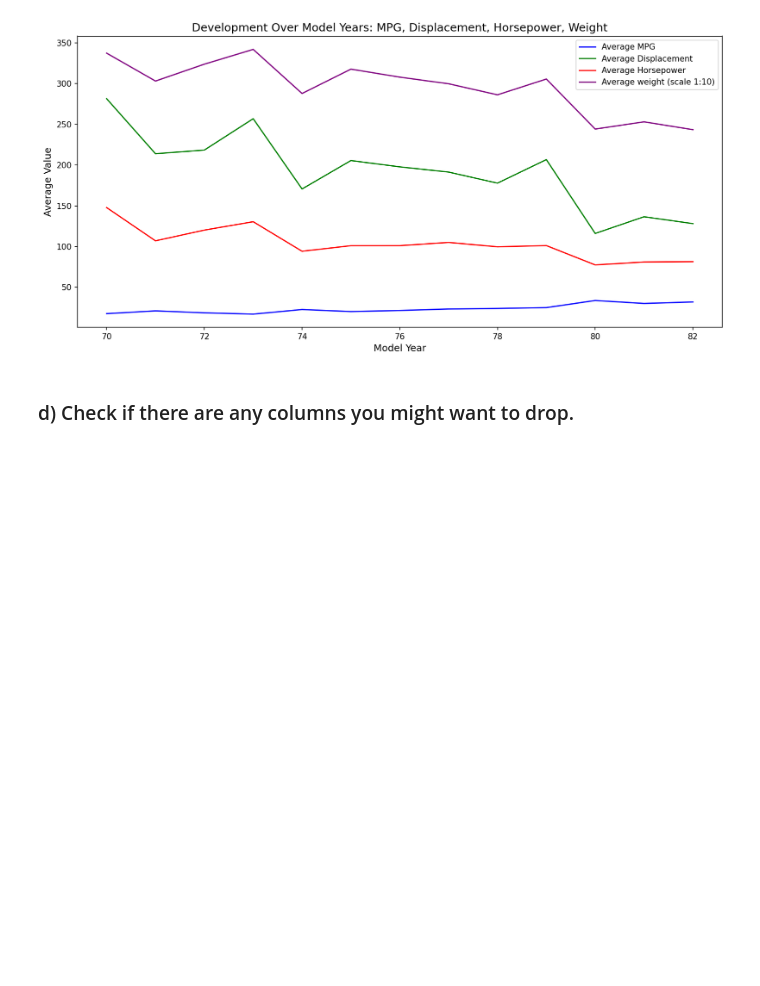
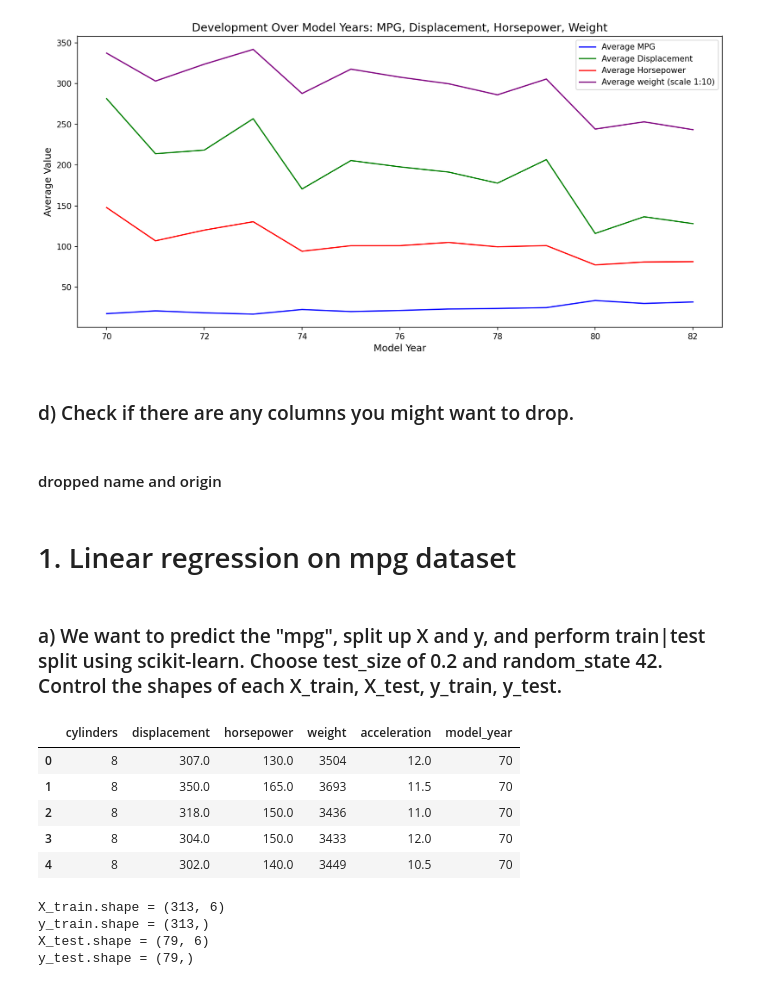
Before and after one commit to StefanLundberg77/ai_engineering_stefan_lundberg, a Jupyter notebook: exercises/exercise_1/0_eda.ipynb, the cells around one changed output. Drawn from its saved outputs; the diff is of its cells as text; code cells hidden in the pictures; blank space fills up the shorter version.

Commit message:
train_test split

```diff
--- a/exercises/exercise_1/0_eda.ipynb
+++ b/exercises/exercise_1/0_eda.ipynb
@@ -120,3 +121,39 @@ plt.tight_layout()
 [figure]
 # %% [markdown]
 ### d) Check if there are any columns you might want to drop.
+# %% [markdown]
+#### dropped name and origin
+# %% [markdown]
+# 1. Linear regression on mpg dataset
+# %% [markdown]
+
+### a) We want to predict the "mpg", split up X and y, and perform train|test split using scikit-learn. Choose test_size of 0.2 and random_state 42. Control the shapes of each X_train, X_test, y_train, y_test.
+# %%
+# tuple unpacking
+# X - design matrix / feature matrix / features / independent variables
+# y - target variable / label / dependent variable
+X, y = df_filtered.drop("mpg", axis = "columns"), df_filtered["mpg"]
+X.head()
+# %% [output]
+|  | cylinders | displacement | horsepower | weight | acceleration | model_year |
+| 0 | 8 | 307.0 | 130.0 | 3504 | 12.0 | 70 |
+| 1 | 8 | 350.0 | 165.0 | 3693 | 11.5 | 70 |
+| 2 | 8 | 318.0 | 150.0 | 3436 | 11.0 | 70 |
+| 3 | 8 | 304.0 | 150.0 | 3433 | 12.0 | 70 |
+| 4 | 8 | 302.0 | 140.0 | 3449 | 10.5 | 70 |
+# %%
+from sklearn.model_selection import train_test_split
+
+X_train, X_test, y_train, y_test = train_test_split(
+    X, y, test_size=0.2, random_state=42
+)
+
+print(f"{X_train.shape = }")
+print(f"{y_train.shape = }")
+print(f"{X_test.shape = }")
+print(f"{y_test.shape = }")
+# %% [output]
+X_train.shape = (313, 6)
+y_train.shape = (313,)
+X_test.shape = (79, 6)
+y_test.shape = (79,)
```
Also changed, not shown: parts of 3 cells of this notebook.
